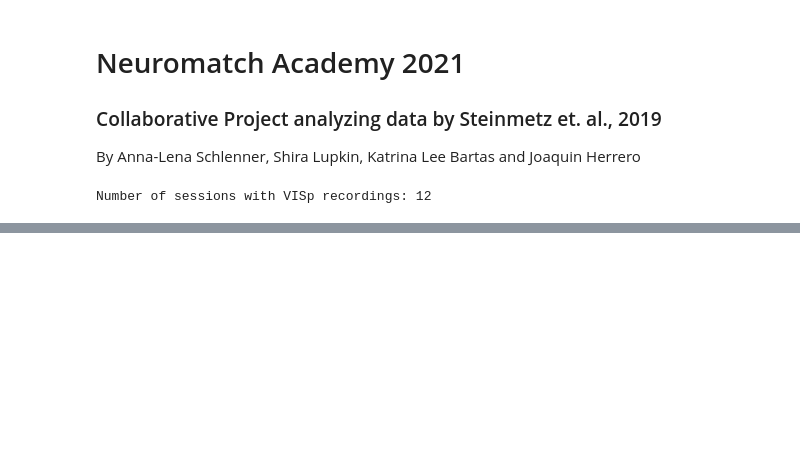
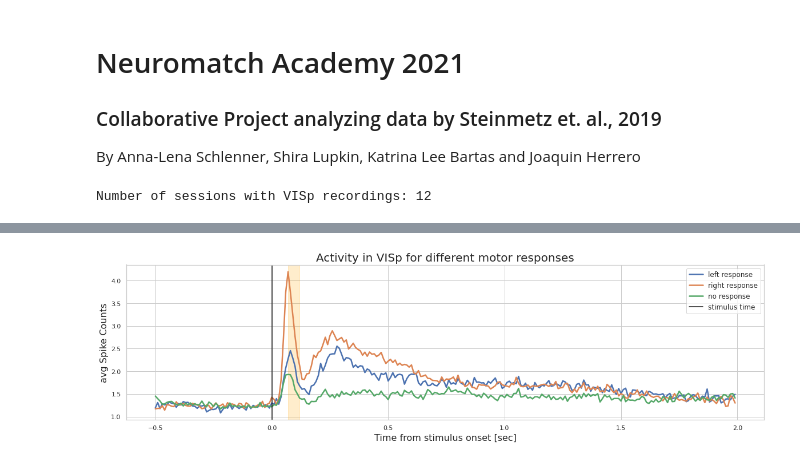
Before and after one commit to Bionerdess/NMA2021, a Jupyter notebook: NMA2021_Project.ipynb, the cells around one changed output, grey strips where cells are left out. Saved outputs shown, nothing was run; the diff lists cells and outputs as text; code cells hidden in the pictures; blank space fills up the shorter version.

```diff
--- a/NMA2021_Project.ipynb
+++ b/NMA2021_Project.ipynb
@@ -134 +148,53 @@ plt.show()
+# %%
+#@title Extract VISp FR for each motor response
+motDat_l = np.empty((dd.shape[0],250))
+motDat_r = np.empty((dd.shape[0],250))
+motDat_no = np.empty((dd.shape[0],250))
+
+for s in range(dd.shape[0]):
+  roi = dd[s]['brain_area']
+  spks = dd[s]['spks'][roi=='VISp']
+  response = dd[s]['response']
+  motDat_l[s] = spks[:,response==1,:].mean(axis=(0,1))
+  motDat_r[s] = spks[:,response==-1,:].mean(axis=(0,1))
+  motDat_no[s] = spks[:,response==0,:].mean(axis=(0,1))
+# %%
+#@title Plot VISp across motor responses
+
+# can add shaded SEM around each contrast line
+addSEM = 0
+
+if addSEM==1:
+  semMot = np.empty((3,250))
+  semMot[0] = 1/bins * (np.std(motDat_l,axis=0)/np.sqrt(motDat_l.shape[0]))
+  semMot[1] = 1/bins * (np.std(motDat_r,axis=0)/np.sqrt(motDat_r.shape[0]))
+  semMot[2] = 1/bins * (np.std(motDat_no,axis=0)/np.sqrt(motDat_no.shape[0]))
+
+bins = dd[0]['bin_size']
+x = np.arange(-.5,2.0,bins)
+meanMot = np.empty((3,250))
+
+meanMot[0] = 1/bins * motDat_l.mean(axis=0)
+meanMot[1] = 1/bins * motDat_r.mean(axis=0)
+meanMot[2] = 1/bins * motDat_no.mean(axis=0)
+
+plt.figure(figsize=(20,5))
+plt.plot(x,meanMot[0],linewidth=2.5)
+plt.plot(x,meanMot[1],linewidth=2.5)
+plt.plot(x,meanMot[2],linewidth=2.5)
+
+if addSEM==1:
+  plt.fill_between(x,meanMot[0]-semMot[0],meanMot[0]+semMot[0],alpha=0.3)
+  plt.fill_between(x,meanMot[1]-semMot[1],meanMot[1]+semMot[1],alpha=0.3)
+  plt.fill_between(x,meanMot[2]-semMot[2],meanMot[2]+semMot[2],alpha=0.3)
+
+plt.axvline(0,color='k')
+plt.axvspan(0.07, .12, color='orange', alpha=0.2)
+plt.legend(['left response','right response','no response', 'stimulus time'], fontsize=12)
+plt.xlabel('Time from stimulus onset [sec]',size=16)
+plt.ylabel('avg Spike Counts',size=16)
+plt.title('Activity in VISp for different motor responses',size=20)
+plt.show()
+# %% [output]
+[figure, added]
 # %%
```
Also changed, not shown: parts of 13 cells of this notebook.
